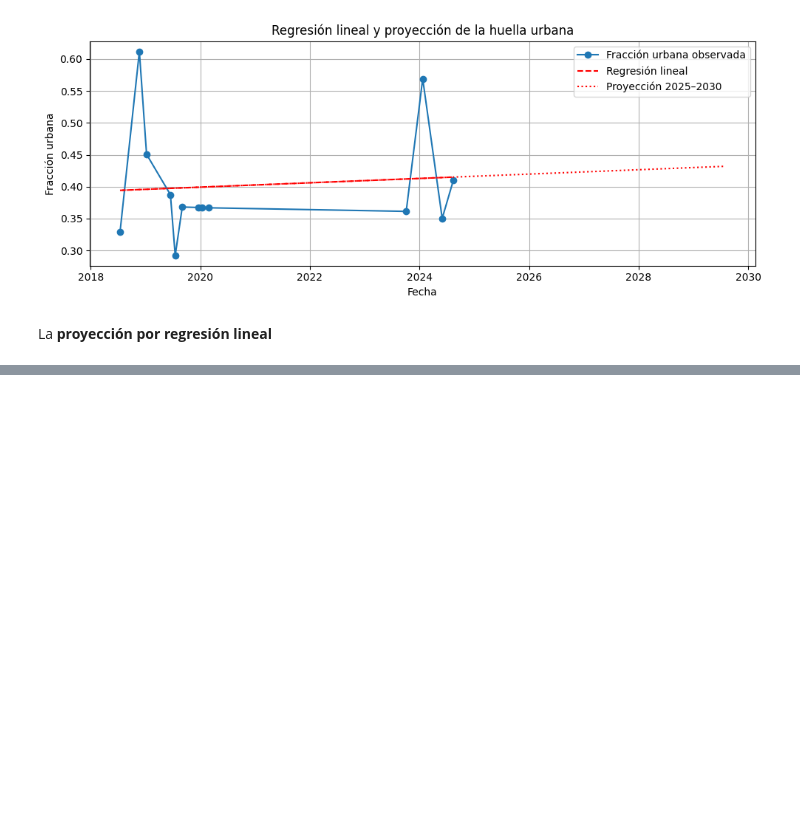
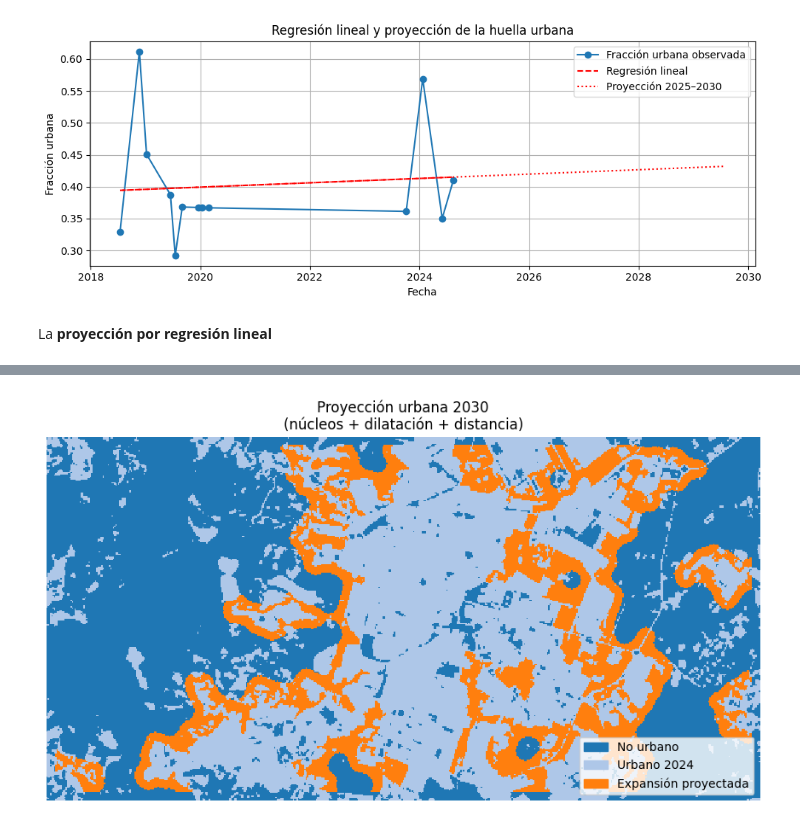
Before and after one commit to prm2419/Evaluacion_de_la_expansion_de_la_huella_urbana_en_La_Ceja_utilizando_aprendizaje_supervisado_y_teled, a Jupyter notebook: Code.ipynb, the cells around one changed output, grey strips where cells are left out. Cells and saved outputs as stored; diff of their text form; code cells hidden in the pictures; blank space fills up the shorter version.

```diff
--- a/Code.ipynb
+++ b/Code.ipynb
@@ -1302,0 +1224,87 @@ plt.show()
+# %%
+from scipy.ndimage import label, binary_dilation, binary_closing, distance_transform_edt
+from skimage.morphology import disk, remove_small_objects
+from matplotlib.colors import ListedColormap
+import matplotlib.patches as mpatches
+
+# --- 1) Cargar el stack más reciente ---
+stacks = sorted(glob.glob('./carpeta_stacks/*_stack3.tif'))
+if not stacks:
+    raise FileNotFoundError("No hay archivos *_stack3.tif en ./carpeta_stacks")
+latest = stacks[-1]
+m = re.search(r'(\d{4}-\d{2}-\d{2})', os.path.basename(latest))
+fecha = m.group(1) if m else "última_fecha"
+
+# --- 2) Leer ráster y preparar datos ---
+with rasterio.open(latest) as src:
+    img = src.read([1,2,3]).astype(np.float32)
+    H, W = img.shape[1:]
+    nodata = src.nodata
+    mask_nd = (img == nodata).any(axis=0) if nodata is not None else np.zeros((H,W),bool)
+    img = np.where(np.isfinite(img), img, 0.0)
+    if nodata is not None:
+        img[:, mask_nd] = 0.0
+    pix = img.reshape(3, -1).T
+
+# --- 3) Clasificar con el SVM entrenado ---
+pix_df     = pd.DataFrame(pix, columns=['NDVI','NDBI','UI'])
+pred       = pipe_svm.predict(pix_df)
+pred_map   = pred.reshape(H, W)
+urban_mask = (pred_map == 1)
+
+# --- 4) Etiquetar y filtrar núcleos consolidados ---
+labeled, nlab = label(urban_mask)
+urban_core = np.zeros_like(urban_mask, bool)
+for lbl in range(1, nlab+1):
+    region = (labeled == lbl)
+    if region.sum() > 500:
+        urban_core |= region
+
+# --- 5) Definir máscara de distancia máxima desde los núcleos ---
+#    Limita la expansión a, por ejemplo, 100 píxeles (~3 km si resolución 30 m)
+dist = distance_transform_edt(~urban_core)
+max_dist = 100
+allowed = dist <= max_dist
+
+# --- 6) Dilatación agresiva + cierre, restringida por 'allowed' ---
+struct = disk(7)
+dilated = urban_core.copy()
+target_frac = 0.42
+curr_frac = dilated[~mask_nd].mean()
+iters = 0
+
+while curr_frac < target_frac and iters < 20:
+    # dilatar y cerrar
+    dilated = binary_dilation(dilated, structure=struct)
+    dilated = binary_closing(dilated, structure=struct)
+    # enmascarar no-data y distancia lejana
+    dilated[mask_nd] = False
+    dilated &= allowed
+    curr_frac = dilated[~mask_nd].mean()
+    iters += 1
+
+# --- 7) Extraer expansión proyectada y limpiar pequeños parches ---
+expansion_raw = dilated & (~urban_mask)
+expansion = remove_small_objects(expansion_raw, min_size=500)  # mínimo 500 px
+
+# --- 8) Construir y visualizar mapa 0=No urbano, 1=Urbano 2024, 2=Expansión ---
+proj = np.zeros_like(pred_map, dtype=np.uint8)
+proj[urban_mask]  = 1
+proj[expansion]   = 2
+
+cmap = ListedColormap(['#1f77b4','#aec7e8','#ff7f0e'])
+fig, ax = plt.subplots(figsize=(10,5))
+ax.imshow(proj, cmap=cmap, vmin=0, vmax=2, interpolation='none')
+ax.set_title('Proyección urbana 2030\n(núcleos + dilatación + distancia)')
+ax.axis('off')
+
+handles = [
+    mpatches.Patch(color='#1f77b4', label='No urbano'),
+    mpatches.Patch(color='#aec7e8', label='Urbano 2024'),
+    mpatches.Patch(color='#ff7f0e', label='Expansión proyectada')
+]
+ax.legend(handles=handles, loc='lower right')
+plt.tight_layout()
+plt.show()
+# %% [output]
+[figure, added]
```
Also changed, not shown: parts of 1 cell of this notebook.
